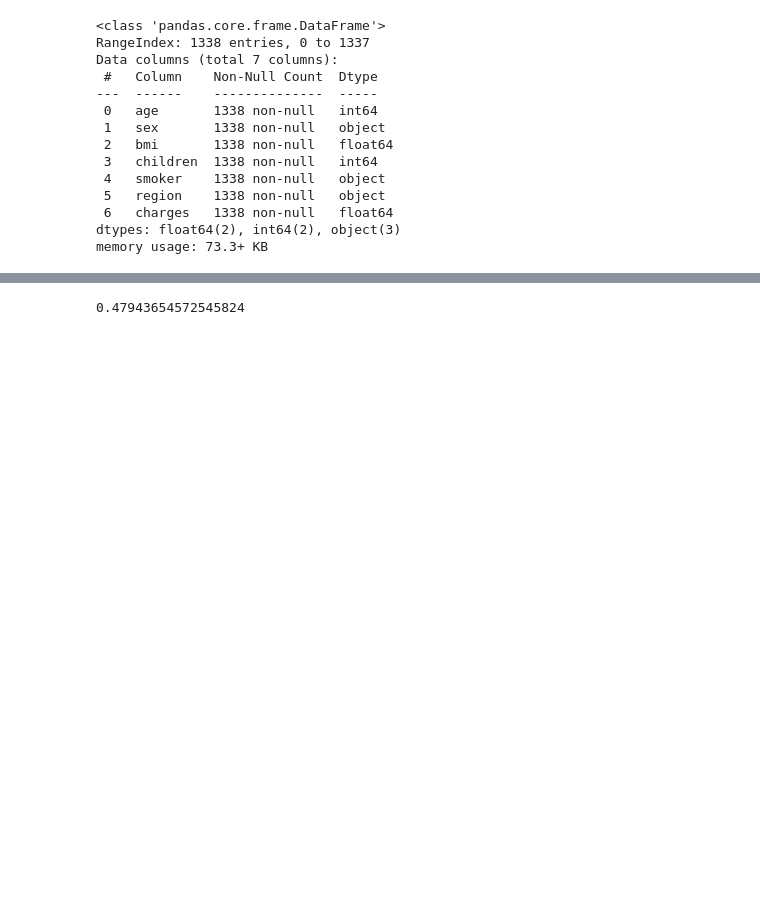
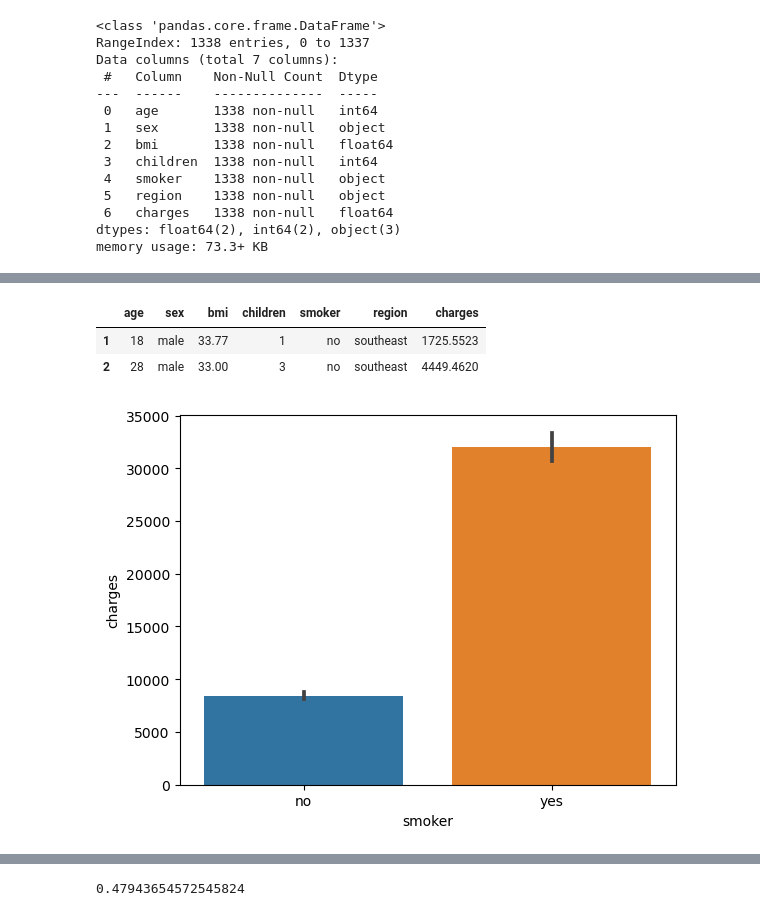
Before and after one commit to sharclark/CORE-Hypothesis-Testing-with-Insurance-Data, a Jupyter notebook: CORE Hypothesis Testing.ipynb, the cells around one changed output, grey strips where cells are left out. Saved outputs shown, nothing was run; the diff lists cells and outputs as text; code cells hidden in the pictures; blank space fills up the shorter version.

```diff
--- a/CORE Hypothesis Testing.ipynb
+++ b/CORE Hypothesis Testing.ipynb
@@ -88,0 +69,6 @@ chi2, p, deg_free, expected_vals = result #this labels the results
+# %%
+#separate data into two groups
+smokers_df = df.loc[df['smoker'] == 'yes']
+non_smokers_df = df.loc[df['smoker'] == 'no']
+smokers_df.info()
+non_smokers_df.info()
@@ -88,0 +93,13 @@ chi2, p, deg_free, expected_vals = result #this labels the results
+# %%
+#visualize group mean
+#concat the two for visualizations
+plot_df = pd.concat([non_smokers_df,smokers_df], axis=0)
+plot_df.head(2)
+# %% [output]
+|  | age | sex | bmi | children | smoker | region | charges |
+| 1 | 18 | male | 33.77 | 1 | no | southeast | 1725.5523 |
+| 2 | 28 | male | 33.00 | 3 | no | southeast | 4449.4620 |
+# %%
+ax  = sns.barplot(data = plot_df, x= 'smoker', y = 'charges')
+# %% [output]
+[figure, added]
```
Also changed, not shown: parts of 14 cells of this notebook.
